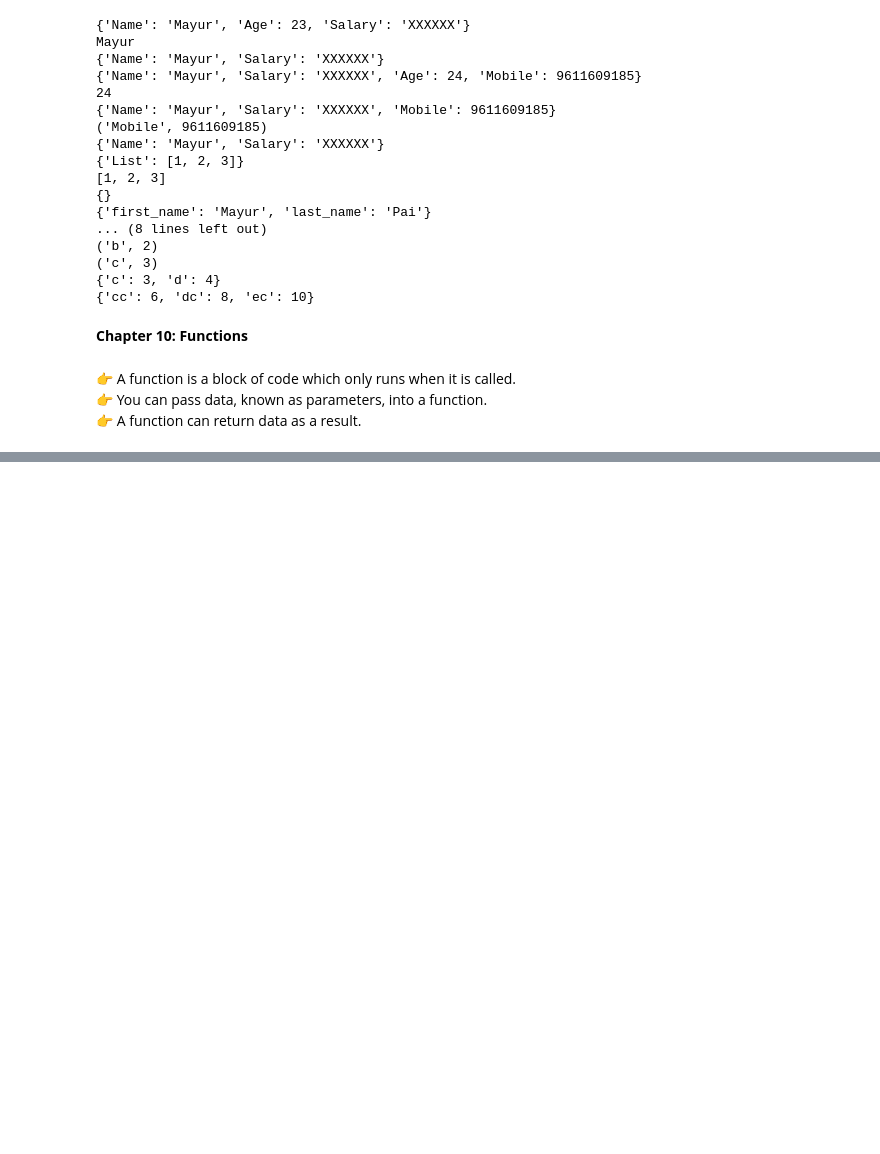
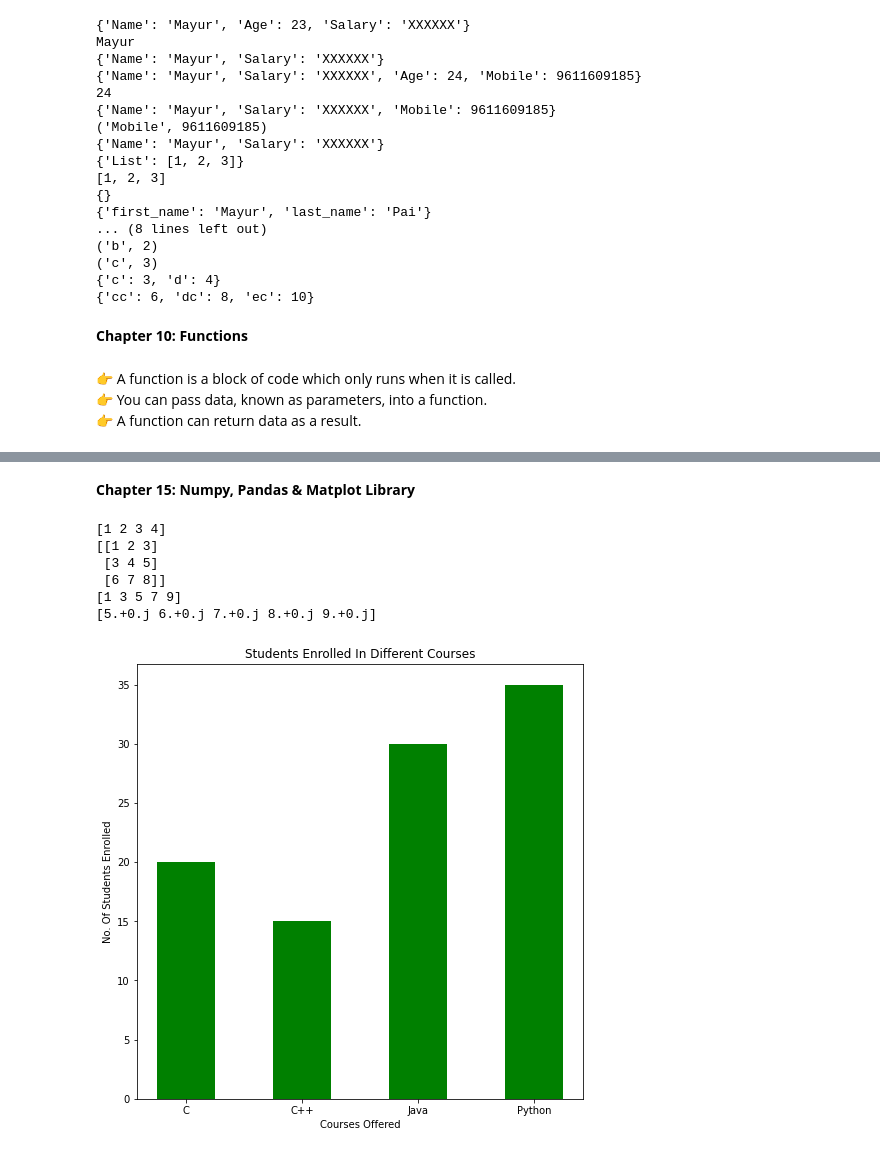
Before and after one commit to mayurpai/Gx, a Jupyter notebook: Python-Restart/Python.ipynb, the cells around one changed output, grey strips where cells are left out. Drawn from its saved outputs; the diff is of its cells as text; code cells hidden in the pictures; blank space fills up the shorter version.

Commit message:
Python 16 Chapters Done

```diff
--- a/Python-Restart/Python.ipynb
+++ b/Python-Restart/Python.ipynb
@@ -963,0 +1706,41 @@ M
+# %% [markdown]
+<b>Chapter 15: Numpy, Pandas & Matplot Library</b>
+# %%
+import numpy as np
+a = np.array([1, 2, 3, 4])
+print(a)
+
+a = np.array([[1, 2, 3], [3, 4, 5], [6, 7, 8]])
+print(a)
+
+a = np.arange(1, 10, 2)
+print(a)
+
+a = np.arange(5, 10, dtype="complex")
+print(a)
+# %% [output]
+[1 2 3 4]
+[[1 2 3]
+ [3 4 5]
+ [6 7 8]]
+[1 3 5 7 9]
+[5.+0.j 6.+0.j 7.+0.j 8.+0.j 9.+0.j]
+# %%
+import numpy as np
+import matplotlib.pyplot as plt
+
+
+data = {'C': 20, 'C++': 15, 'Java': 30, 'Python': 35}
+courses = list(data.keys())
+values = list(data.values())
+
+fig = plt.figure(figsize=(8, 8))
+
+plt.bar(courses, values, color='green', width=0.5)
+
+plt.xlabel("Courses Offered")
+plt.ylabel("No. Of Students Enrolled")
+plt.title("Students Enrolled In Different Courses")
+plt.show()
+# %% [output]
+[figure, added]
```
Also changed, not shown: parts of 55 cells of this notebook.
